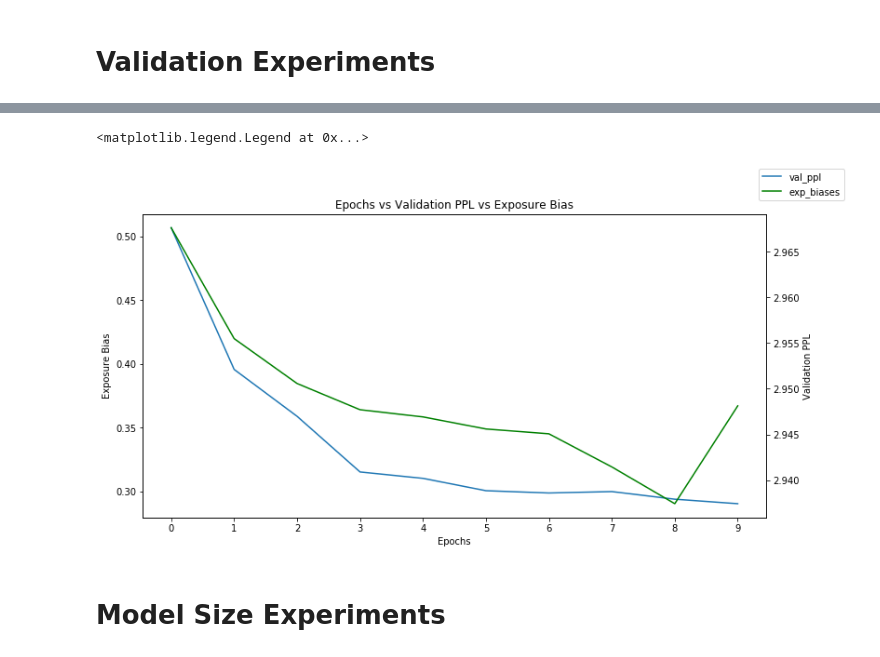
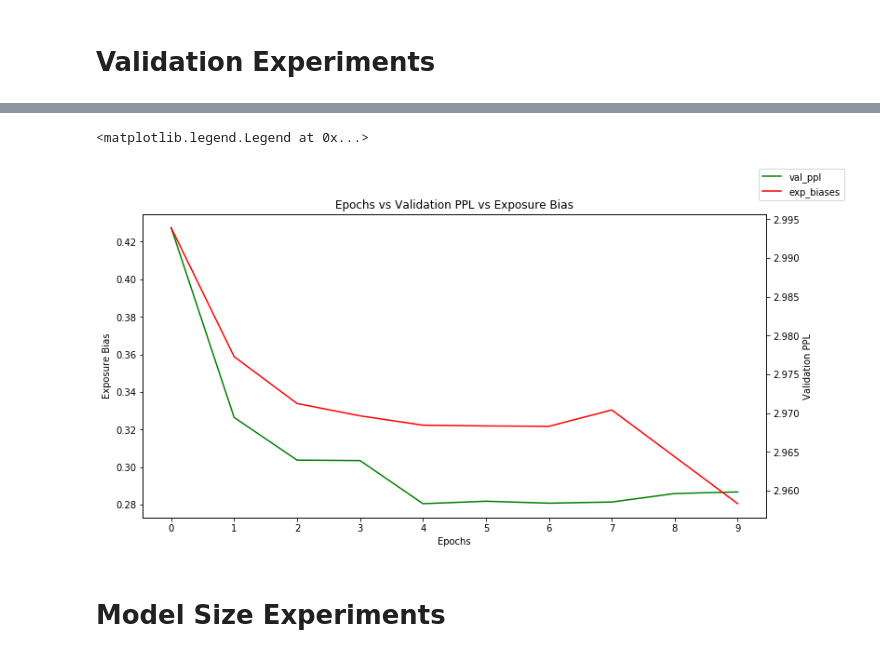
Before and after one commit to kushalarora/quant_exp_bias, a Jupyter notebook: experiments_only_plots.ipynb, the cells around one changed output, grey strips where cells are left out. Saved outputs shown, nothing was run; the diff lists cells and outputs as text; code cells hidden in the pictures.

```diff
--- a/experiments_only_plots.ipynb
+++ b/experiments_only_plots.ipynb
@@ -74,7 +40,9 @@ param_path = main_args.config
 # %% [markdown]
 # Dataset Experiments
 # %%
-dataset_exp_results = json.load(open('results/artificial_grammar/10_12_2019_20_59_02/dataset_experiments.json'))
+result_path = 'results/artificial_grammar/10_12_2019_20_59_02/dataset_experiments.json'
+result_path = 'results/artificial_grammar/10_13_2019_03_23_18/dataset_experiments.json'
+dataset_exp_results = json.load(open(result_path))
 max_lens = 0
 for num_samples in dataset_exp_results:
     arr = dataset_exp_results[num_samples]
@@ -86,6 +54,5 @@ for num_samples in dataset_exp_results:
     padding = [None] * (max_lens - len(arr))
     dataset_exp_results[num_samples] = np.array(dataset_exp_results[num_samples] + padding)
 dataset_exp_results = pd.DataFrame(dataset_exp_results)
-dataset_exp_results
 # %% [output]
 160
@@ -117,8 +72,8 @@ Text(0, 0.5, 'Exposure Bias')
 # %% [markdown]
 # Validation Experiments
 # %%
-result_file = 'results/artificial_grammar/10_12_2019_22_07_56/validation_experiments.json'
-#result_file = 'results/artificial_grammar/10_12_2019_21_00_22/validation_experiments.json'
+#result_file = 'results/artificial_grammar/10_12_2019_22_07_56/validation_experiments.json'
+result_file = 'results/artificial_grammar/10_12_2019_21_00_22/validation_experiments.json'
 validation_exp_results = json.load(open(result_file))
 
 # val_ppl_max_len = 0
@@ -147,8 +102,8 @@ validation_exp_results = json.load(open(result_file))
 for epoch in validation_exp_results:
     validation_exp_results[epoch]['exp_biases'] = np.array(validation_exp_results[epoch]['exp_biases'], dtype=float)
     validation_exp_results[epoch]['val_ppl'] = np.array(validation_exp_results[epoch]['val_ppl'], dtype=float)
-    validation_exp_results[epoch]['exp_mean'] = np.mean(validation_exp_results[epoch]['exp_mean'], dtype=float)
-    validation_exp_results[epoch]['exp_std'] = np.std(validation_exp_results[epoch]['exp_std'], dtype=float)
+    validation_exp_results[epoch]['exp_mean'] = np.mean(validation_exp_results[epoch]['exp_biases'], dtype=float)
+    validation_exp_results[epoch]['exp_std'] = np.std(validation_exp_results[epoch]['exp_biases'], dtype=float)
     validation_exp_results[epoch]['val_ppl_mean'] = np.mean(validation_exp_results[epoch]['val_ppl'], dtype=float)
     validation_exp_results[epoch]['val_ppl_std'] = np.std(validation_exp_results[epoch]['val_ppl'], dtype=float)
 
@@ -170,6 +125,5 @@ validation_exp_results['val_ppl_mean'] = validation_exp_results['val_ppl_mean'].
 # val_ppl_pd = pd.DataFrame(val_ppl, index=[0]).T
 
 # exp_biases_pd.mean()
-#val_ppl_pd
-validation_exp_results['val_ppl_mean']
+val_ppl_pd
 # %% [output]
@@ -192,20 +151,21 @@ plt.title('Epochs vs Validation PPL vs Exposure Bias')
 ax1.set_xlabel('Epochs')
 #sns.boxplot(data=exp_biases_pd, ax=ax1)
 #sns.lineplot(data=exp_biases_pd.T, ax=ax1, color='b', err_style='band')
-sns.lineplot(data=validation_exp_results.exp_mean, ax=ax1)
-#ax1.errorbar(x=validation_exp_results.index, y=validation_exp_results.exp_mean, color='g')
+#sns.lineplot(data=validation_exp_results.exp_mean, ax=ax1, err_kws={'exp_mean': validation_exp_results.exp_std})
+ax1.errorbar(x=validation_exp_results.index, y=validation_exp_results.exp_mean, color='g')
 
 ax1.set_ylabel('Exposure Bias')
-
+#ax1.set_ylim(0.2,0.6)
 ax2 = ax1.twinx()
-#ax2.errorbar(x=validation_exp_results.index, y=validation_exp_results.val_ppl_mean, color='r')
+ax2.errorbar(x=validation_exp_results.index, y=validation_exp_results.val_ppl_mean, color='r')
 #sns.boxplot(data=val_ppl_pd, ax=ax2, palette='RdBu')
 #sns.lineplot(data=val_ppl_pd, ax=ax2, color='g')
-sns.lineplot(data=validation_exp_results.val_ppl_mean, ax=ax2, color='g')
+#sns.lineplot(data=validation_exp_results.val_ppl_mean, ax=ax2, color='g', err_style="bars", err_kws={'val_ppl': validation_exp_results.val_ppl_std})
 
 ax2.set_ylabel('Validation PPL')
 ax2.yaxis.set_label_position('right')
 
 
 fig.legend(['val_ppl', 'exp_biases'])
+#ax2.set_ylim(2.8,3.2)
 # %% [output]
@@ -216,5 +176,5 @@ fig.legend(['val_ppl', 'exp_biases'])
 <matplotlib.legend.Legend at 0x...>
-[figure, old version]
+[figure, new version]
 # %% [markdown]
 # Model Size Experiments
 # %% [markdown]
```
Also changed, not shown: parts of 7 cells of this notebook, 1 other file.
